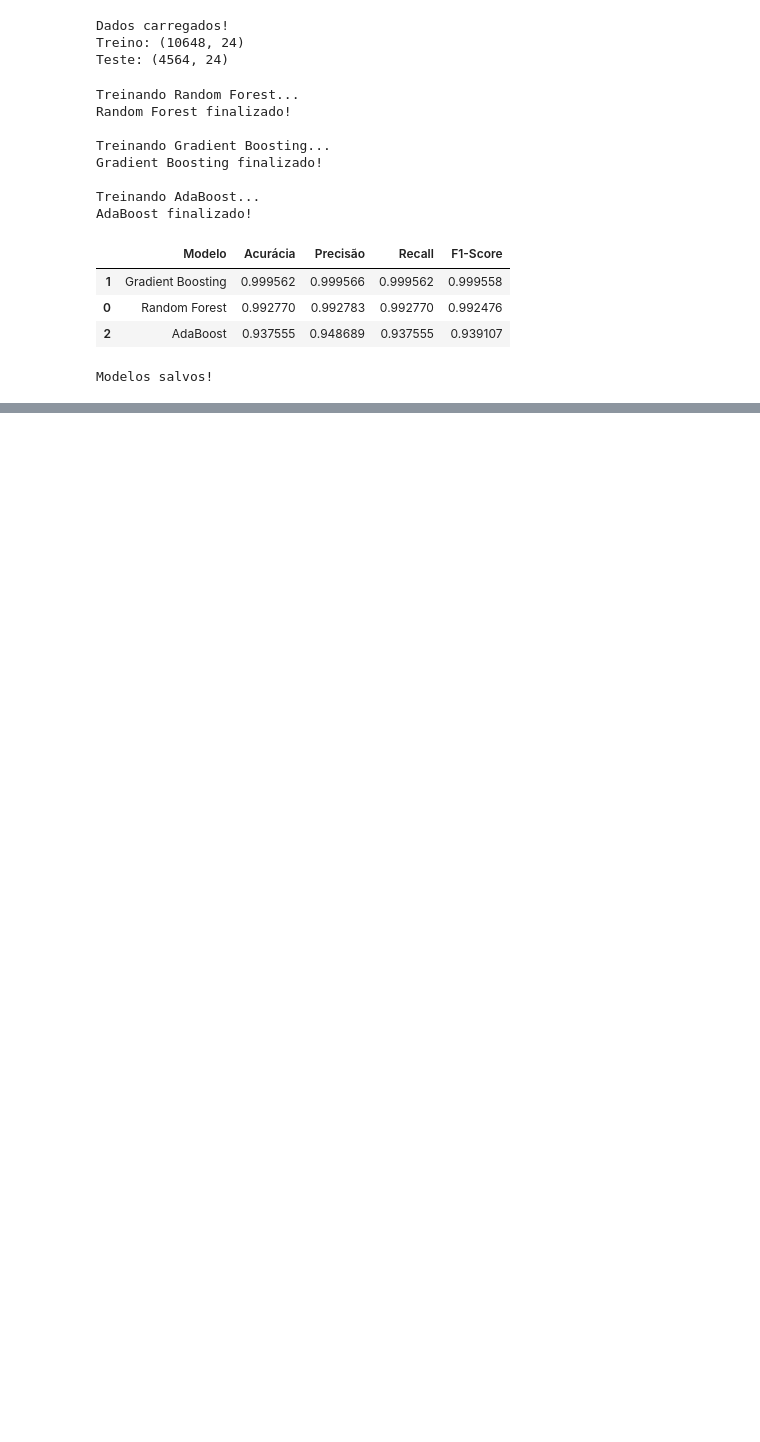
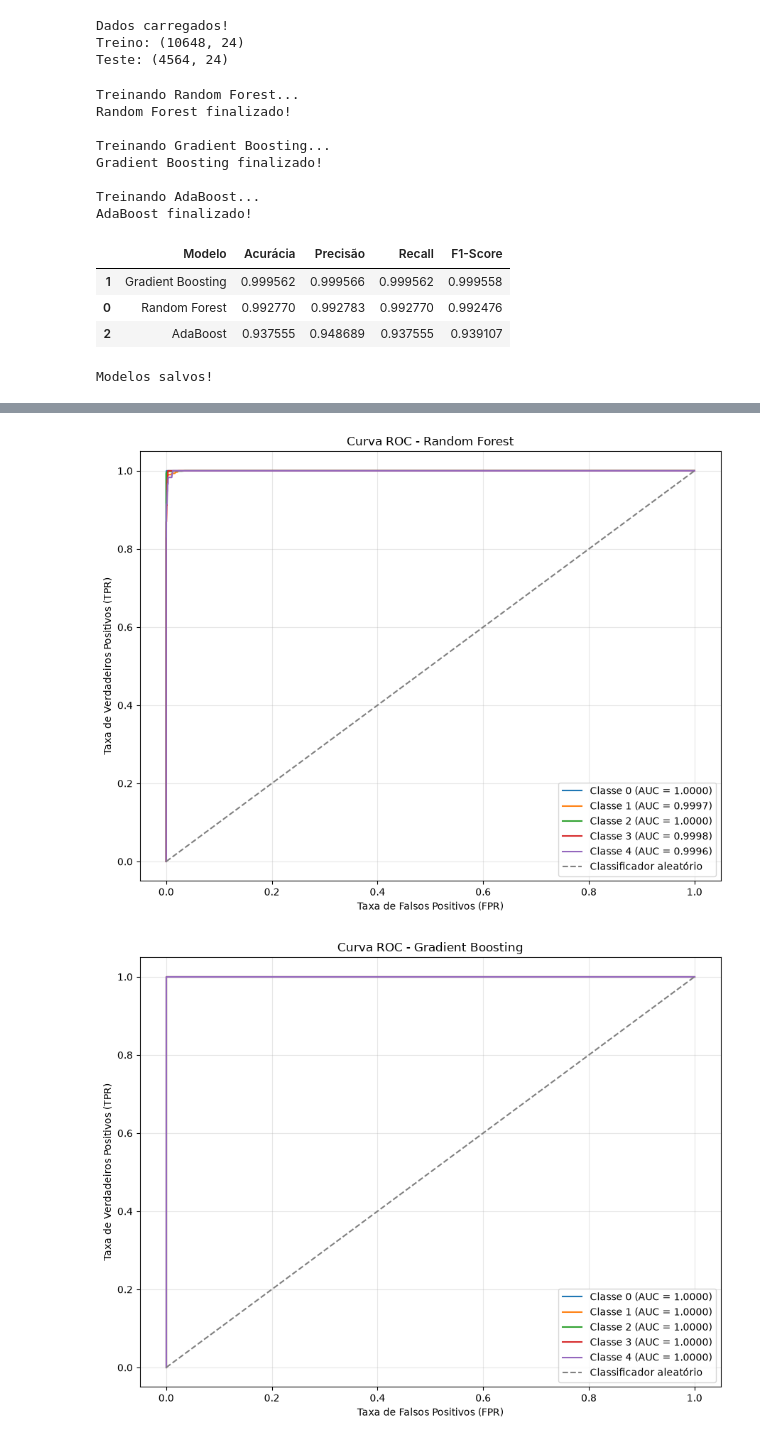
Before and after one commit to LuxLucas/anemia_ml_project, a Jupyter notebook: src/trainings/ensembles/ensembles.ipynb, the cells around one changed output, grey strips where cells are left out. Drawn from its saved outputs; the diff is of its cells as text; code cells hidden in the pictures; blank space fills up the shorter version.

```diff
--- a/src/trainings/ensembles/ensembles.ipynb
+++ b/src/trainings/ensembles/ensembles.ipynb
@@ -129,0 +290,65 @@ Modelos salvos!
+# %%
+os.makedirs("../../../outputs/figures", exist_ok=True)
+os.makedirs("../../../outputs/metrics", exist_ok=True)
+
+resultados_roc = {}
+
+for nome, dados in resultados.items():
+
+    modelo = dados["modelo"]
+
+    # Probabilidades previstas para cada classe
+    probabilidades = modelo.predict_proba(X_test)
+
+    plt.figure(figsize=(9, 7))
+
+    auc_classes = {}
+
+    for i, classe in enumerate(classes):
+
+        fpr, tpr, _ = roc_curve(
+            y_test_bin[:, i],
+            probabilidades[:, i]
+        )
+
+        valor_auc = auc(fpr, tpr)
+
+        auc_classes[classe] = valor_auc
+
+        plt.plot(
+            fpr,
+            tpr,
+            label=f"Classe {classe} (AUC = {valor_auc:.4f})"
+        )
+
+    # Linha de referência
+    plt.plot(
+        [0, 1],
+        [0, 1],
+        linestyle="--",
+        color="gray",
+        label="Classificador aleatório"
+    )
+
+    plt.title(f"Curva ROC - {nome}")
+    plt.xlabel("Taxa de Falsos Positivos (FPR)")
+    plt.ylabel("Taxa de Verdadeiros Positivos (TPR)")
+
+    plt.legend(loc="lower right")
+    plt.grid(alpha=0.3)
+    plt.tight_layout()
+
+    nome_arquivo = nome.lower().replace(" ", "_")
+
+    plt.savefig(
+        f"../../../outputs/figures/roc_{nome_arquivo}.png",
+        dpi=300,
+        bbox_inches="tight"
+    )
+
+    plt.show()
+
+    resultados_roc[nome] = auc_classes
+# %% [output]
+[figure, added]
+[figure, added]
```
Also changed, not shown: parts of 8 cells of this notebook, 10 other files.
